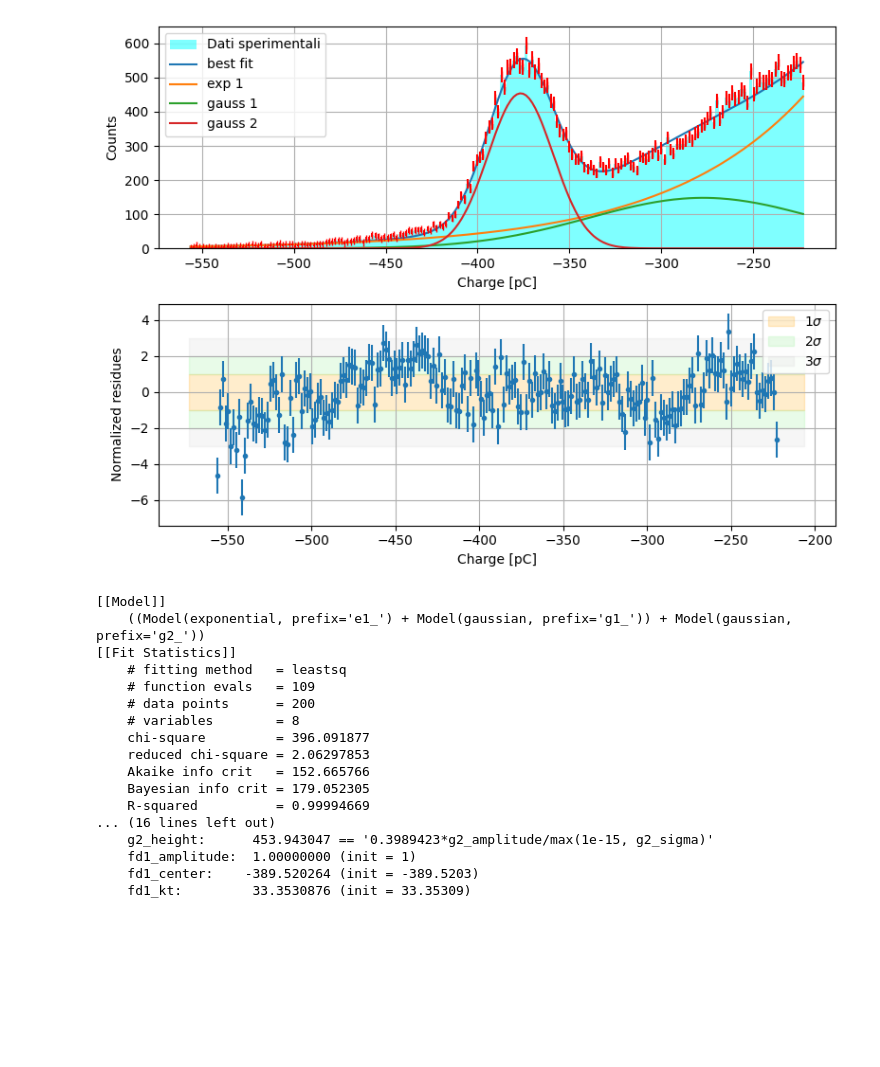
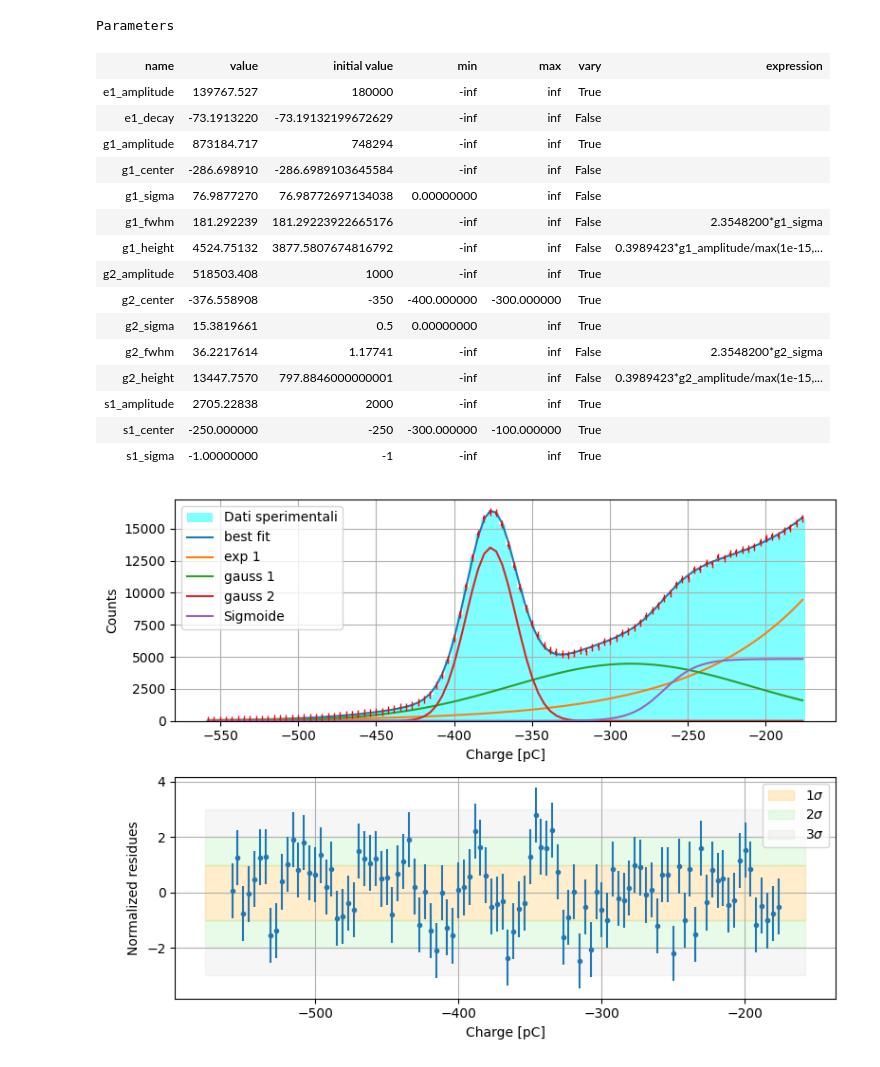
Before and after one commit to 0-DvD-0/Sfera, a Jupyter notebook: Jupyter/Fit completo.ipynb, the cells around one changed output. Cells and saved outputs as stored; diff of their text form; code cells hidden in the pictures; blank space fills up the shorter version.

```diff
--- a/Jupyter/Fit completo.ipynb
+++ b/Jupyter/Fit completo.ipynb
@@ -62,6 +66,6 @@ print("#Noise ripulita su ch " + str(channel) + " = " + str(len(chargeN)))
 # %%
-Nbin = 200
-bin_lims = [int(Nbin *45 / 100), int(Nbin * 80 / 100)] #Scelgo gli estremi
+Nbin = 100
+bin_lims = [int(Nbin *45 / 100), int(Nbin * 85 / 100)] #Scelgo gli estremi
 _, edges, _ = plt.hist(chargeCs, bins = Nbin, color = "r")
 plt.clf()
 lims = [edges[bin_lims[0]], edges[bin_lims[1]]]
@@ -103,22 +107,24 @@ exp1   = ExponentialModel(prefix='e1_') #Esponenziale
 gauss1 = GaussianModel(prefix='g1_')    #Gaussiana
 gauss2 = GaussianModel(prefix='g2_')    #Gaussiana
 fd1    = ThermalDistributionModel(form = "fermi", prefix = "fd1_") #Fermi Dirac
+sigmoid = StepModel(form = "logistic", prefix = "s1_") #Sigmoide
 
 
 
 params = exp1.guess(binN, x=centersN)           #Inizializzo i parametri dell'esponenziale
 params.update(gauss1.guess(binN, x=centersN))   #Indovina i parametri della prima gaussiana
 params.update(gauss2.make_params(amplitude = 0, center = -320, sigma = 25)) #Imposta la seconda gaussiana con A = 0 (necessario per primo fit)
-params.update(fd1.make_params(amplitude = 0, center = -200, kt = 0.01))     #Imposta la Fermi Dirac con A = 0 (necessario per primo fit)
+#params.update(fd1.make_params(amplitude = 0, center = -200, kt = -15))     #Imposta la Fermi Dirac con A = 0 (necessario per primo fit)
+params.update(sigmoid.make_params(amplitude = 0, center = -200, sigma = 50))
 
 params["g2_amplitude"].vary = False    #Blocco i parametri della seconda gaussiana e della
 params["g2_center"].vary = False       #Fermi Dirac: non servono nel primo fit
 params["g2_sigma"].vary = False
-params["fd1_amplitude"].vary = False
-params["fd1_center"].vary = False
-params["fd1_kt"].vary = False
+params["s1_amplitude"].vary = False
+params["s1_center"].vary = False
+params["s1_sigma"].vary = False
 
-model = exp1 + gauss1 + gauss2 #+ fd1     #Per ora non usiamo la Fermi Dirac at all
+model = exp1 + gauss1 + gauss2 + sigmoid     #Per ora non usiamo la Fermi Dirac at all
 
 # Fit the model to the data
 result = model.fit(binN, params, x = centersN, weights = 1 / errN, nan_policy='omit')
@@ -186,3 +192,24 @@ print(result.fit_report())
+# %%
+params.update(result.params)
+params
+# %% [output]
+Parameters
+| name | value | initial value | min | max | vary | expression |
+| e1_amplitude | 139767.527 | 180000 | -inf | inf | True |  |
+| e1_decay | -73.1913220 | -73.19132199672629 | -inf | inf | False |  |
+| g1_amplitude | 873184.717 | 748294 | -inf | inf | True |  |
+| g1_center | -286.698910 | -286.6989103645584 | -inf | inf | False |  |
+| g1_sigma | 76.9877270 | 76.98772697134038 | 0.00000000 | inf | False |  |
+| g1_fwhm | 181.292239 | 181.29223922665176 | -inf | inf | False | 2.3548200*g1_sigma |
+| g1_height | 4524.75132 | 3877.5807674816792 | -inf | inf | False | 0.3989423*g1_amplitude/max(1e-15,... |
+| g2_amplitude | 518503.408 | 1000 | -inf | inf | True |  |
+| g2_center | -376.558908 | -350 | -400.000000 | -300.000000 | True |  |
+| g2_sigma | 15.3819661 | 0.5 | 0.00000000 | inf | True |  |
+| g2_fwhm | 36.2217614 | 1.17741 | -inf | inf | False | 2.3548200*g2_sigma |
+| g2_height | 13447.7570 | 797.8846000000001 | -inf | inf | False | 0.3989423*g2_amplitude/max(1e-15,... |
+| s1_amplitude | 2705.22838 | 2000 | -inf | inf | True |  |
+| s1_center | -250.000000 | -250 | -300.000000 | -100.000000 | True |  |
+| s1_sigma | -1.00000000 | -1 | -inf | inf | True |  |
 # %%
 params["g1_sigma"].vary = False   #Blocco i parametri dell'esponenziale e della prima gaussiana
 params["g1_center"].vary = False  #lasciando libere le ampiezze
@@ -191,20 +218,28 @@ params["e1_decay"].vary = False
 params["g2_amplitude"].vary = True  #Sblocco i parametri di Fermi Dirac e seconda gaussiana
 params["g2_center"].vary = True
 params["g2_sigma"].vary = True
-params["fd1_amplitude"].vary = True
-params["fd1_center"].vary = True
-params["fd1_kt"].vary = True
+params["s1_amplitude"].vary = True
+params["s1_center"].vary = True
+params["s1_sigma"].vary = True
 
+
+params["e1_amplitude"].value = 180000
+params["g1_amplitude"].value = 748294
 
 params["g2_amplitude"].value = 1000     #Parametri da aggiustare to make the magic happen
 params["g2_center"].min = -400          #Si possono, se serve, specificare canale per canale
 params["g2_center"].max = -300
 params["g2_center"].set(value = -350)
-params["g2_sigma"].set(value = 1)
-params["fd1_amplitude"].set(value = 1)
+params["g2_sigma"].set(value = 0.5)
 
+params["s1_amplitude"].set(value = 2000)
+params["s1_center"].set(value = -250)
+params["s1_sigma"].set(value = 1)
+params["s1_center"].min = -300
+params["s1_center"].max = -100
 
-params.update(fd1.guess(binCs, x=centersCs)) #Aggiorno i parametri della seconda gaussiana indovinando
+params.update(params)
+
 
 # Fit the model to the data
 result = model.fit(binCs, params, x = centersCs, weights = 1 / errCs)
@@ -222,51 +257,36 @@ ax1.plot(centersCs, result.best_fit, label='best fit')
 ax1.plot(centersCs, comps['e1_'], label='exp 1')
 ax1.plot(centersCs, comps['g1_'], label='gauss 1')
 ax1.plot(centersCs, comps['g2_'], label='gauss 2')
+ax1.plot(centersCs, comps['s1_'], label='Sigmoide')
+
 
 
 ax1.legend()
 ax1.errorbar(centersCs, binCs, errCs, color = "red", fmt='|')
 ax1.grid()
 
 residueCs = binCs - result.best_fit
 norm_resCs = residueCs / errCs
 
 ax2.errorbar(centersCs, norm_resCs, 1, ls = "", marker = ".")
 ax2.grid()
 
 ax2.set_xlabel('Charge [pC]')
 ax2.set_ylabel('Normalized residues')
 
 xlim = ax2.get_xlim()
 
 ax2.fill_between(xlim, [-1, -1], [1, 1], color = "orange", alpha = 0.2, label = r'$1\sigma$')
 ax2.fill_between(xlim, [-2, -2], [-1, -1], color = "lightgreen", alpha = 0.2, label = r'$2\sigma$')
 ax2.fill_between(xlim, [1, 1], [2, 2], color = "lightgreen", alpha = 0.2)
 ax2.fill_between(xlim, [2, 2], [3, 3], color = "lightgray", alpha = 0.2, label = r'$3\sigma$')
 ax2.fill_between(xlim, [-3, -3], [-2, -2], color = "lightgray", alpha = 0.2)
 
 ax2.legend()
 fig.tight_layout()
 plt.show()
 
 # Print fit statistics and parameter values
-print(result.fit_report())
+#print(result.fit_report())
 # %% [output]
-[figure, old version]
+[figure, new version]
-[[Model]]
-    ((Model(exponential, prefix='e1_') + Model(gaussian, prefix='g1_')) + Model(gaussian, prefix='g2_'))
-[[Fit Statistics]]
-    # fitting method   = leastsq
-    # function evals   = 109
-    # data points      = 200
-    # variables        = 8
-    chi-square         = 396.091877
-    reduced chi-square = 2.06297853
-    Akaike info crit   = 152.665766
-    Bayesian info crit = 179.052305
-    R-squared          = 0.99994669
-... (16 lines left out)
-    g2_height:      453.943047 == '0.3989423*g2_amplitude/max(1e-15, g2_sigma)'
-    fd1_amplitude:  1.00000000 (init = 1)
-    fd1_center:    -389.520264 (init = -389.5203)
-    fd1_kt:         33.3530876 (init = 33.35309)
```
Also changed, not shown: parts of 9 cells of this notebook.
